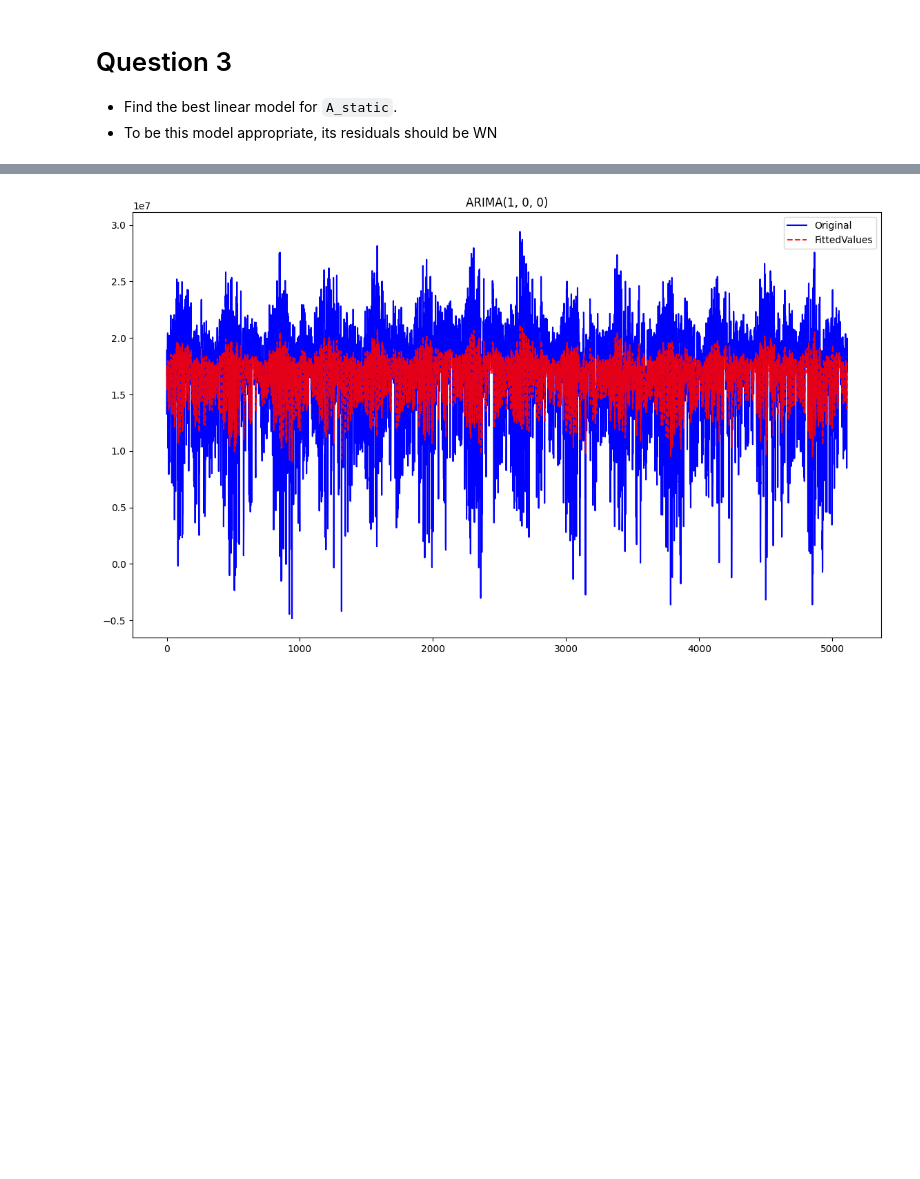
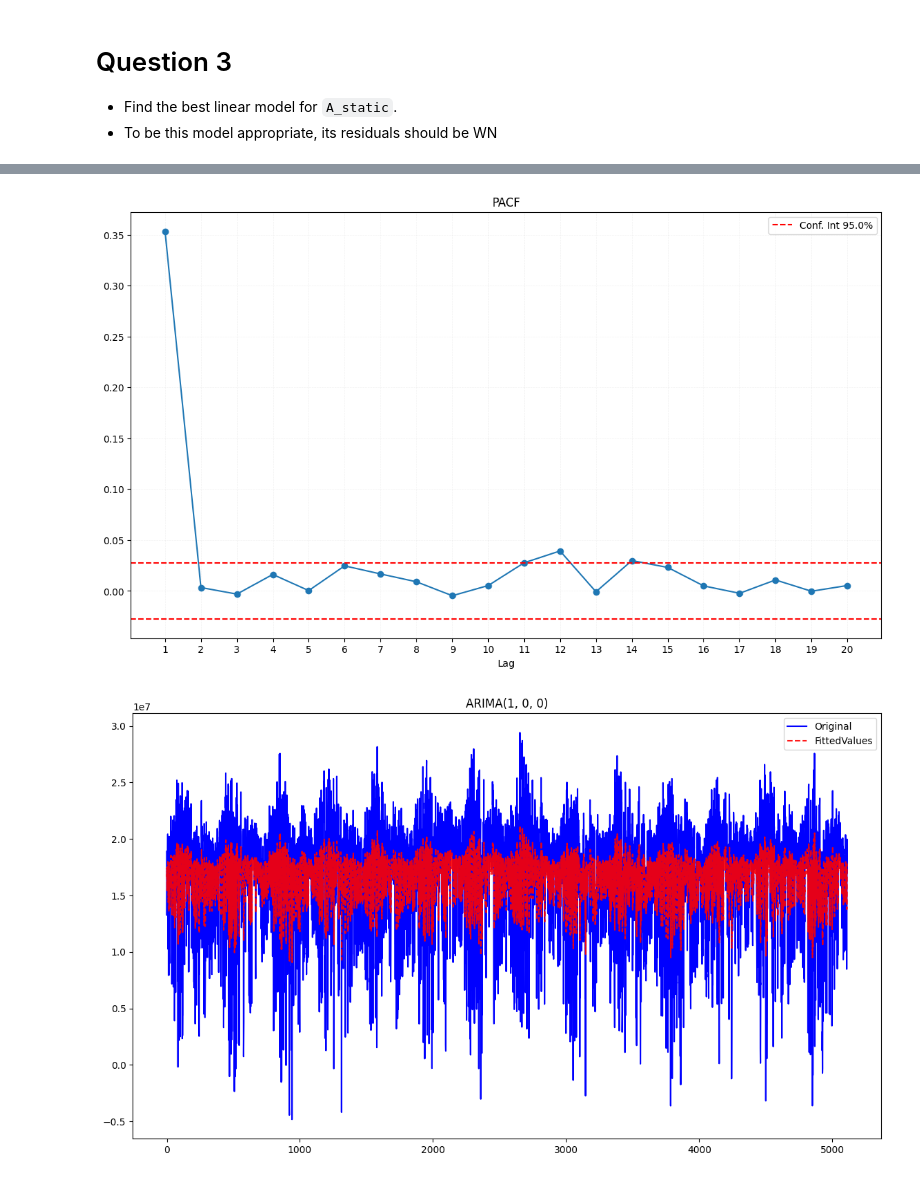
Before and after one commit to kounsolas/TimeSeriesProject, a Jupyter notebook: project.ipynb, the cells around one changed output, grey strips where cells are left out. Drawn from its saved outputs; the diff is of its cells as text; code cells hidden in the pictures; blank space fills up the shorter version.

```diff
--- a/project.ipynb
+++ b/project.ipynb
@@ -299,3 +314,7 @@ print(best_linear_model.summary())
+# %%
+pacfV = get_pacf(A_static, lags=20, alpha=0.05, show=True)
+# %% [output]
+[figure, added]
 # %%
 best_p = best_linear_model.order[0]
 best_q = best_linear_model.order[2]
```
Also changed, not shown: parts of 9 cells of this notebook.
